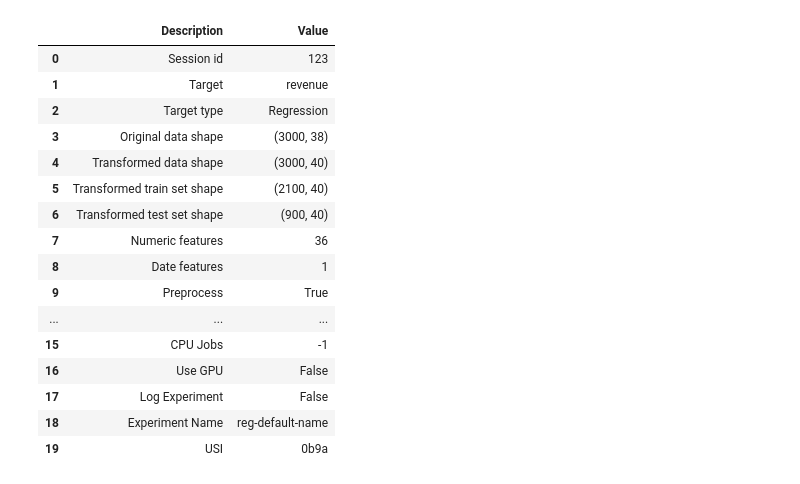
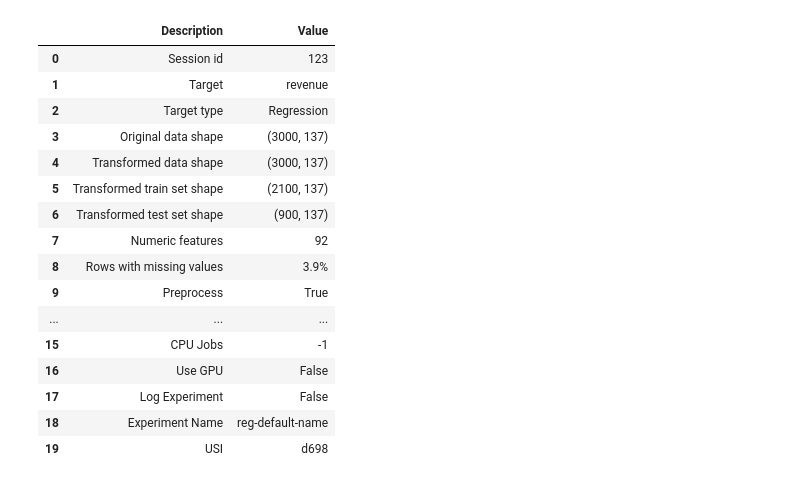
Before and after one commit to annagrimlund/BigData, a Jupyter notebook: rishi_trial.ipynb, the cells around one changed output. Cells and saved outputs as stored; diff of their text form; code cells hidden in the pictures.

```diff
--- a/rishi_trial.ipynb
+++ b/rishi_trial.ipynb
@@ -4,29 +4,29 @@ import pandas as pd
 import matplotlib.pyplot as plt
 import pycaret
 # %%
-training= pd.read_excel('clean_train.xlsx')
-testing= pd.read_excel('clean_test.xlsx')
+training= pd.read_csv('clean_train.csv')
+testing= pd.read_csv('clean_test.csv')
 
 from pycaret.regression import*
 s = setup(training, target = 'revenue', session_id = 123)
 # %% [output]
 |  | Description | Value |
 | 0 | Session id | 123 |
 | 1 | Target | revenue |
 | 2 | Target type | Regression |
-| 3 | Original data shape | (3000, 38) |
-| 4 | Transformed data shape | (3000, 40) |
-| 5 | Transformed train set shape | (2100, 40) |
-| 6 | Transformed test set shape | (900, 40) |
-| 7 | Numeric features | 36 |
-| 8 | Date features | 1 |
+| 3 | Original data shape | (3000, 137) |
+| 4 | Transformed data shape | (3000, 137) |
+| 5 | Transformed train set shape | (2100, 137) |
+| 6 | Transformed test set shape | (900, 137) |
+| 7 | Numeric features | 92 |
+| 8 | Rows with missing values | 3.9% |
 | 9 | Preprocess | True |
 | ... | ... | ... |
 | 15 | CPU Jobs | -1 |
 | 16 | Use GPU | False |
 | 17 | Log Experiment | False |
 | 18 | Experiment Name | reg-default-name |
-| 19 | USI | 0b9a |
+| 19 | USI | d698 |
 # %%
 best=compare_models()
 # %% [output]
```
Also changed, not shown: parts of 8 cells of this notebook, 2 other files.
